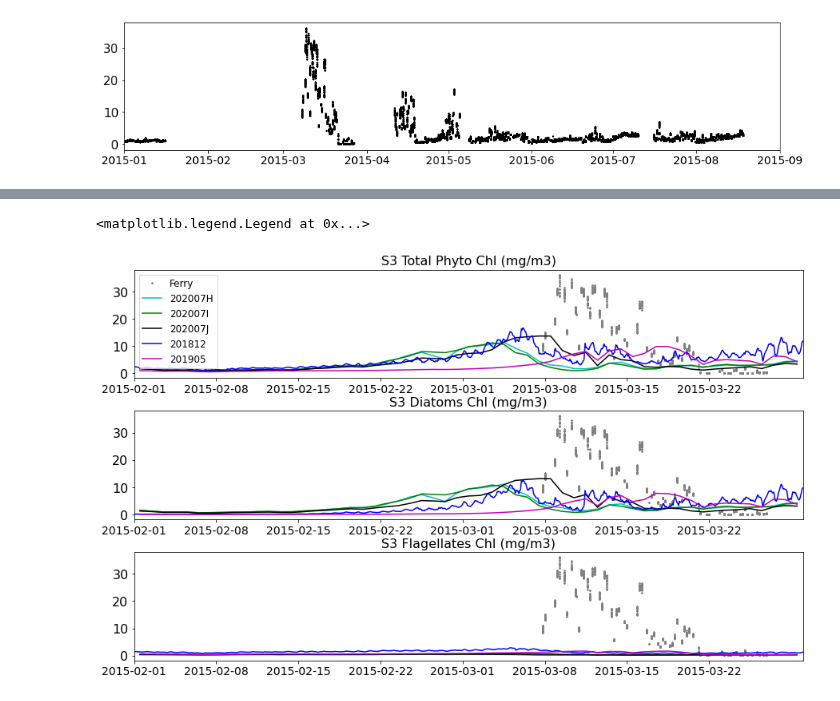
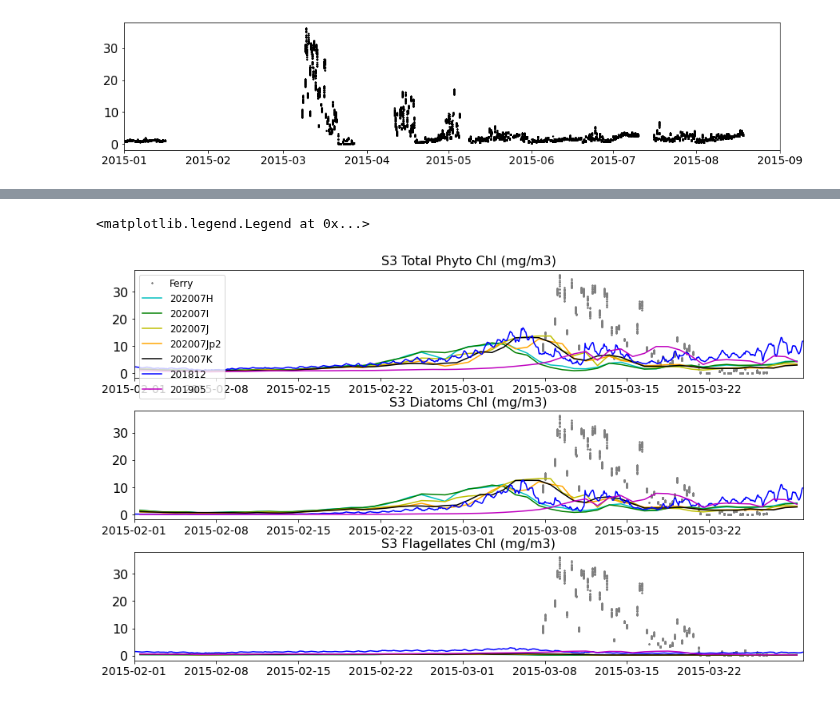
Before and after one commit to SalishSeaCast/analysis-elise-2, a Jupyter notebook: notebooks/bioTuning/bloomTiming/bloomTiming202007Tuning_2015-2mo.ipynb, the cells around one changed output, grey strips where cells are left out. Cells and saved outputs as stored; diff of their text form; code cells hidden in the pictures.

```diff
--- a/notebooks/bioTuning/bloomTiming/bloomTiming202007Tuning_2015-2mo.ipynb
+++ b/notebooks/bioTuning/bloomTiming/bloomTiming202007Tuning_2015-2mo.ipynb
@@ -38,21 +38,29 @@ ChlToN=1.8
 rundict={'202007H':'/home/sallen/202007/202007H',
          '202007I':'/home/sallen/202007/202007I',
          '202007J':'/home/sallen/202007/202007J',
+         '202007Jp2':'/home/sallen/202007/202007J-p2',
+         '202007K':'/home/sallen/202007/202007K',
          '201812':'/results/SalishSea/nowcast-green.201812/',
          '201905':'/results2/SalishSea/nowcast-green.201905/'}
 namfmt={'202007H':'long',
         '202007I':'long',
         '202007J':'long',
+        '202007Jp2':'long',
+        '202007K':'long',
         '201812':'nowcast',
         '201905':'nowcast'}
 tres={'202007H':24,
       '202007I':24,
       '202007J':24,
+      '202007Jp2':24,
+      '202007K':24,
       '201812':1,
       '201905':24}
 cols={'202007H':'c',
       '202007I':'g',
-      '202007J':'k',
+      '202007J':'y',
+      '202007Jp2':'orange',
+      '202007K':'k',
       '201812':'b',
       '201905':'m'}
 startdate=dt.datetime(2015,2,1)
@@ -124,18 +134,18 @@ for key in rundict:
 # %%
 ChlToN=1.8
 fig,ax=plt.subplots(3,1,figsize=(15,3*3))
 fig.subplots_adjust(hspace=.3)
 for iax in ax:
     iax.plot(df.loc[iidfnd,['dts']],df.loc[iidfnd,['Chlorophyll_ug']],'*',ms=2,color='gray',label='Ferry')
     iax.set_xlim(startdate,enddate)
 for key in rundict:
     ax[0].plot(tt[key],ChlToN*(diat[key]+myri[key]+nano[key]),'-',color=cols[key],label=key)
     ax[1].plot(tt[key],ChlToN*(diat[key]),'-',color=cols[key],label=key)
     ax[2].plot(tt[key],ChlToN*(nano[key]),'-',color=cols[key],label=key)
     ax[0].set_title('S3 Total Phyto Chl (mg/m3)')
     ax[1].set_title('S3 Diatoms Chl (mg/m3)')
     ax[2].set_title('S3 Flagellates Chl (mg/m3)')
-ax[0].legend(fontsize=12)
+ax[0].legend(loc=2,fontsize=12)
 # %% [output]
 <matplotlib.legend.Legend at 0x...>
-[figure, old version]
+[figure, new version]
```
Also changed, not shown: parts of 2 cells of this notebook, 7 other files.
